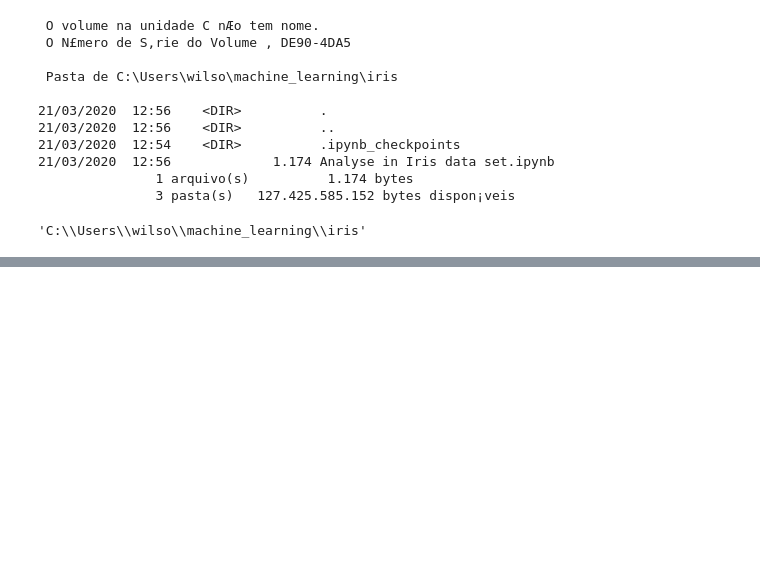
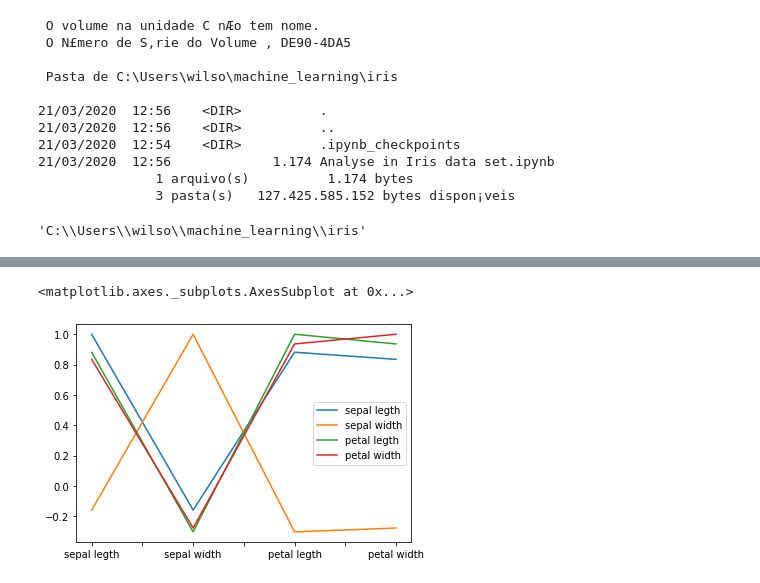
Before and after one commit to wilsonazer/iris, a Jupyter notebook: Analyse in Iris data set.ipynb, the cells around one changed output, grey strips where cells are left out. Saved outputs shown, nothing was run; the diff lists cells and outputs as text; code cells hidden in the pictures; blank space fills up the shorter version.

```diff
--- a/Analyse in Iris data set.ipynb
+++ b/Analyse in Iris data set.ipynb
@@ -50,0 +167,5 @@ df
+# %%
+df.corr( method='spearman').plot()
+# %% [output]
+<matplotlib.axes._subplots.AxesSubplot at 0x...>
+[figure, added]
```
Also changed, not shown: parts of 15 cells of this notebook.
